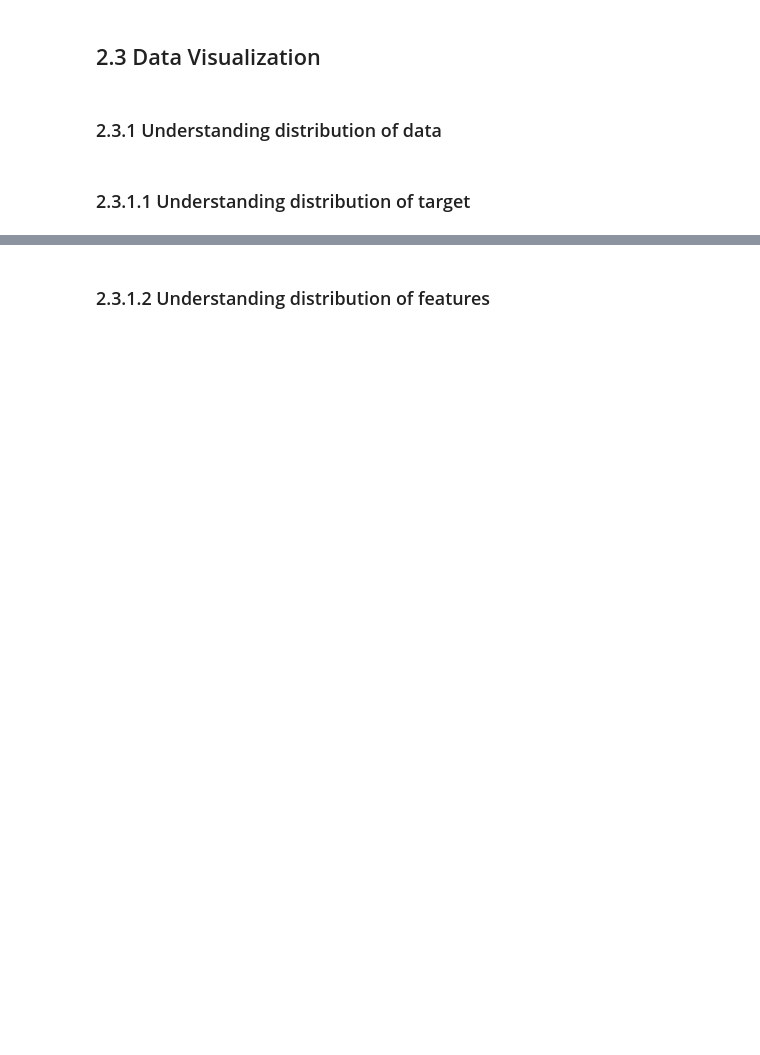
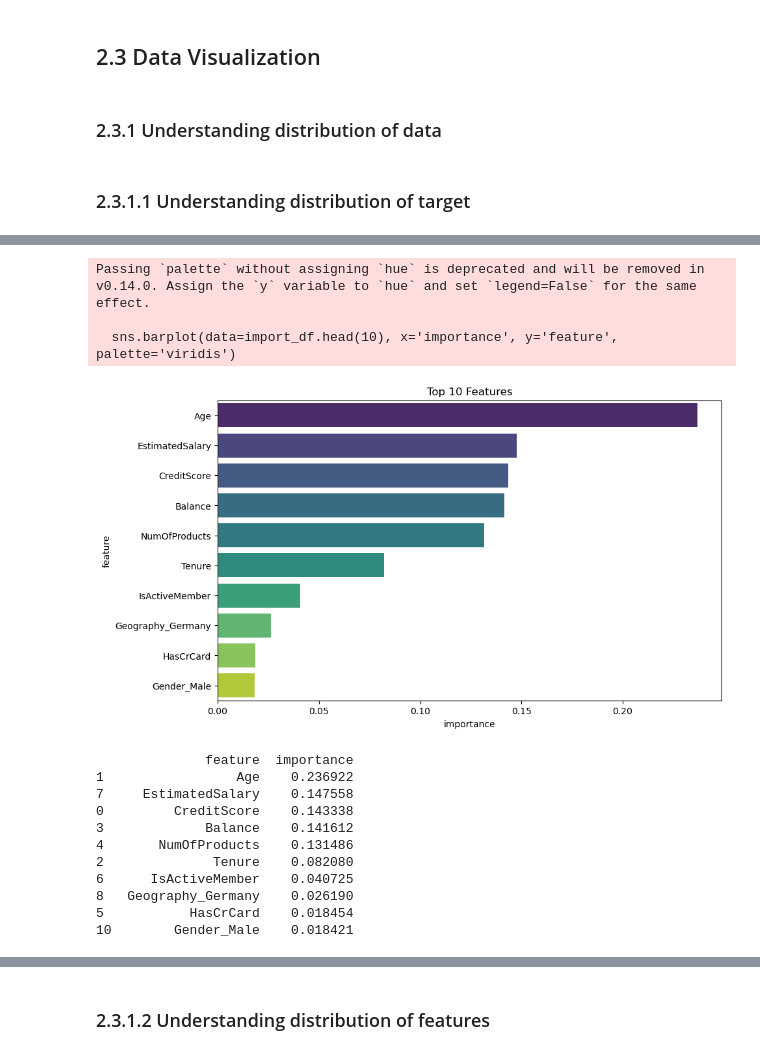
Before and after one commit to BiqWilly/MachineLearning, a Jupyter notebook: MLDP Program Codes Submission Template.ipynb, the cells around one changed output, grey strips where cells are left out. Saved outputs shown, nothing was run; the diff lists cells and outputs as text; code cells hidden in the pictures; blank space fills up the shorter version.

```diff
--- a/MLDP Program Codes Submission Template.ipynb
+++ b/MLDP Program Codes Submission Template.ipynb
@@ -162,2 +185,34 @@ plt.show()
+# %%
+# Feature importance
+from sklearn.ensemble import RandomForestClassifier
+from sklearn.model_selection import train_test_split
+X_temp = df.drop(['Exited','RowNumber','CustomerId','Surname'], axis=1)
+y_temp = df['Exited']
+X_temp = pd.get_dummies(X_temp, columns=['Geography','Gender'], drop_first=True)
+X_train, X_test, y_train, y_test = train_test_split(X_temp, y_temp, test_size=0.2, random_state=42)
+rf = RandomForestClassifier(n_estimators=100, random_state=42)
+rf.fit(X_train, y_train)
+import_df = pd.DataFrame({'feature':X_temp.columns, 'importance':rf.feature_importances_}).sort_values('importance', ascending=False)
+plt.figure(figsize=(10,6))
+sns.barplot(data=import_df.head(10), x='importance', y='feature', palette='viridis')
+plt.title('Top 10 Features')
+plt.show()
+print(import_df.head(10))
+# %% [output]
+Passing `palette` without assigning `hue` is deprecated and will be removed in v0.14.0. Assign the `y` variable to `hue` and set `legend=False` for the same effect.
+
+  sns.barplot(data=import_df.head(10), x='importance', y='feature', palette='viridis')
+[figure, added]
+              feature  importance
+1                 Age    0.236922
+7     EstimatedSalary    0.147558
+0         CreditScore    0.143338
+3             Balance    0.141612
+4       NumOfProducts    0.131486
+2              Tenure    0.082080
+6      IsActiveMember    0.040725
+8   Geography_Germany    0.026190
+5           HasCrCard    0.018454
+10        Gender_Male    0.018421
 # %% [markdown]
 ### Observation:
```
Also changed, not shown: parts of 54 cells of this notebook, 3 other files.
